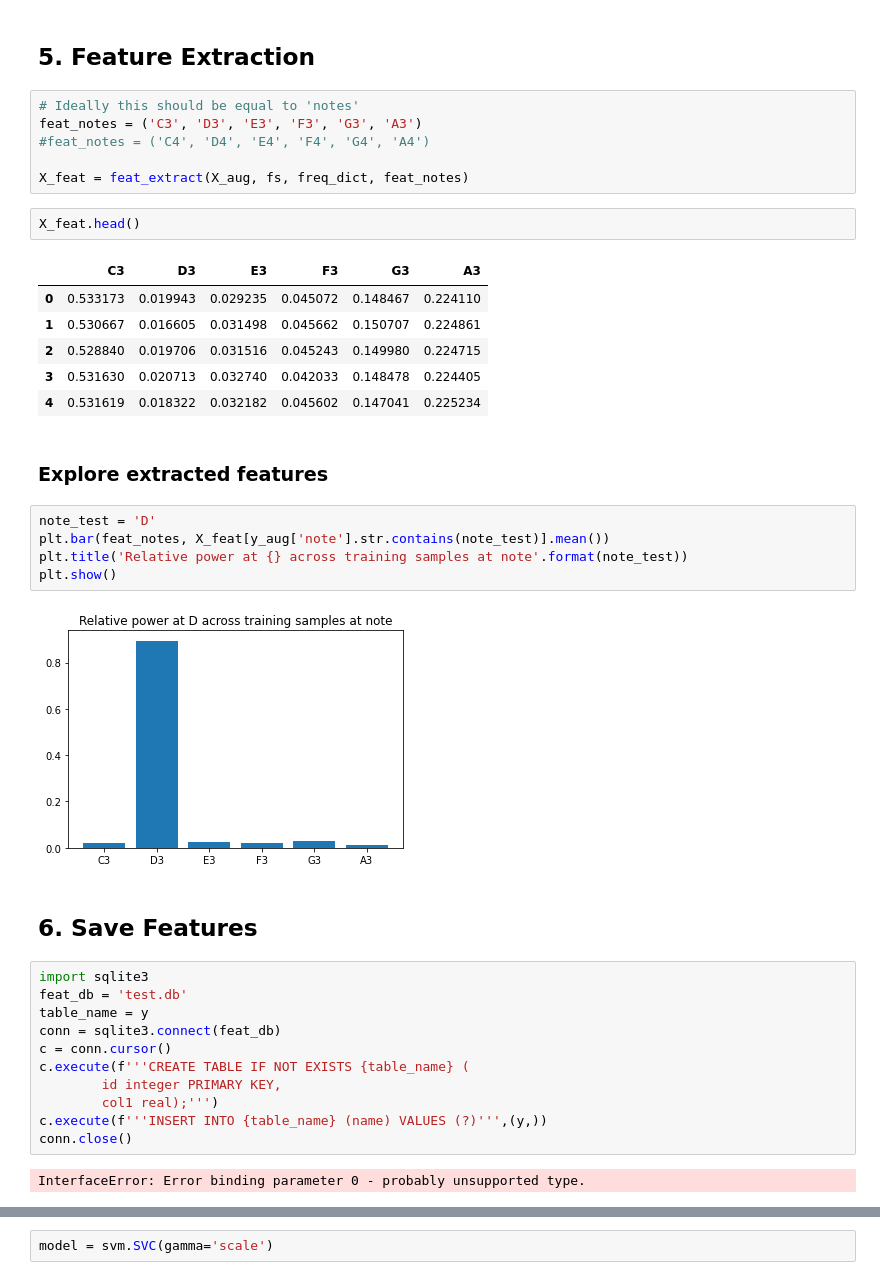
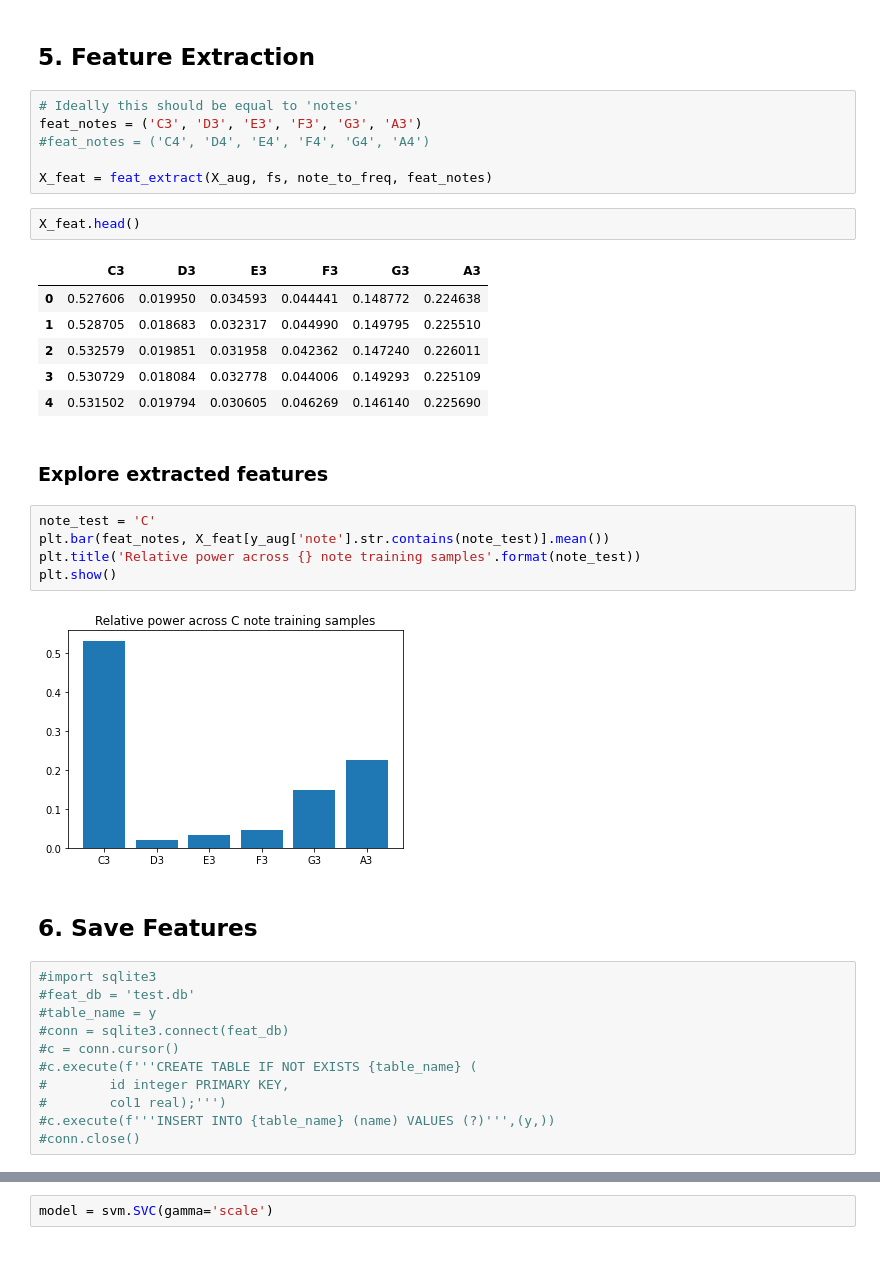
Before and after one commit to bwalsh62/note-recognition, a Jupyter notebook: notebooks/demo.ipynb, the cells around one changed output, grey strips where cells are left out. Drawn from its saved outputs; the diff is of its cells as text.

```diff
--- a/notebooks/demo.ipynb
+++ b/notebooks/demo.ipynb
@@ -186,37 +187,35 @@ plt.show()
 feat_notes = ('C3', 'D3', 'E3', 'F3', 'G3', 'A3')
 #feat_notes = ('C4', 'D4', 'E4', 'F4', 'G4', 'A4')
 
-X_feat = feat_extract(X_aug, fs, freq_dict, feat_notes)
+X_feat = feat_extract(X_aug, fs, note_to_freq, feat_notes)
 # %%
 X_feat.head()
 # %% [output]
 |  | C3 | D3 | E3 | F3 | G3 | A3 |
-| 0 | 0.533173 | 0.019943 | 0.029235 | 0.045072 | 0.148467 | 0.224110 |
-| 1 | 0.530667 | 0.016605 | 0.031498 | 0.045662 | 0.150707 | 0.224861 |
-| 2 | 0.528840 | 0.019706 | 0.031516 | 0.045243 | 0.149980 | 0.224715 |
-| 3 | 0.531630 | 0.020713 | 0.032740 | 0.042033 | 0.148478 | 0.224405 |
-| 4 | 0.531619 | 0.018322 | 0.032182 | 0.045602 | 0.147041 | 0.225234 |
+| 0 | 0.527606 | 0.019950 | 0.034593 | 0.044441 | 0.148772 | 0.224638 |
+| 1 | 0.528705 | 0.018683 | 0.032317 | 0.044990 | 0.149795 | 0.225510 |
+| 2 | 0.532579 | 0.019851 | 0.031958 | 0.042362 | 0.147240 | 0.226011 |
+| 3 | 0.530729 | 0.018084 | 0.032778 | 0.044006 | 0.149293 | 0.225109 |
+| 4 | 0.531502 | 0.019794 | 0.030605 | 0.046269 | 0.146140 | 0.225690 |
 # %% [markdown]
 ### Explore extracted features
 # %%
-note_test = 'D'
+note_test = 'C'
 plt.bar(feat_notes, X_feat[y_aug['note'].str.contains(note_test)].mean())
-plt.title('Relative power at {} across training samples at note'.format(note_test))
+plt.title('Relative power across {} note training samples'.format(note_test))
 plt.show()
 # %% [output]
-[figure, old version]
+[figure, new version]
 # %% [markdown]
 ## <a id = "feat_save"></a> 6. Save Features
 # %%
-import sqlite3
-feat_db = 'test.db'
-table_name = y
-conn = sqlite3.connect(feat_db)
-c = conn.cursor()
-c.execute(f'''CREATE TABLE IF NOT EXISTS {table_name} (
-        id integer PRIMARY KEY,
-        col1 real);''')
-c.execute(f'''INSERT INTO {table_name} (name) VALUES (?)''',(y,))
-conn.close()
+#import sqlite3
+#feat_db = 'test.db'
+#table_name = y
+#conn = sqlite3.connect(feat_db)
+#c = conn.cursor()
+#c.execute(f'''CREATE TABLE IF NOT EXISTS {table_name} (
+#        id integer PRIMARY KEY,
+#        col1 real);''')
+#c.execute(f'''INSERT INTO {table_name} (name) VALUES (?)''',(y,))
+#conn.close()
-# %% [output]
-InterfaceError: Error binding parameter 0 - probably unsupported type.
```
Also changed, not shown: parts of 7 cells of this notebook.
